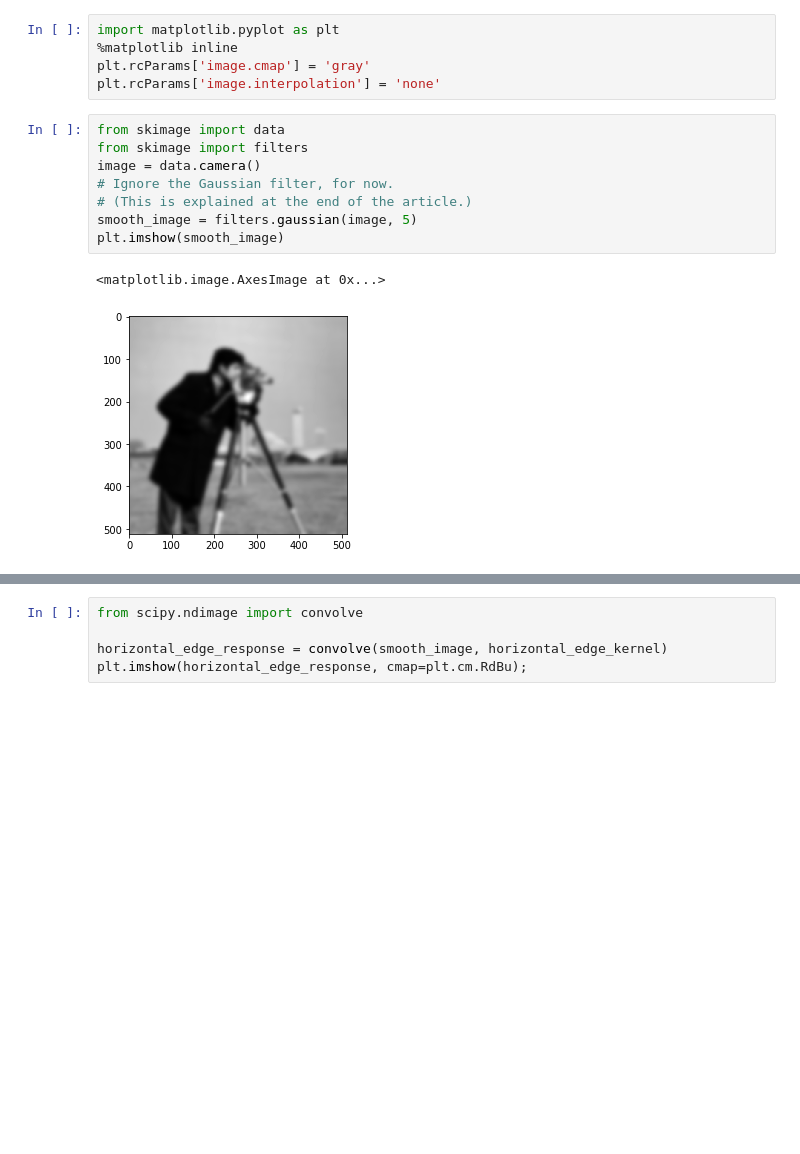
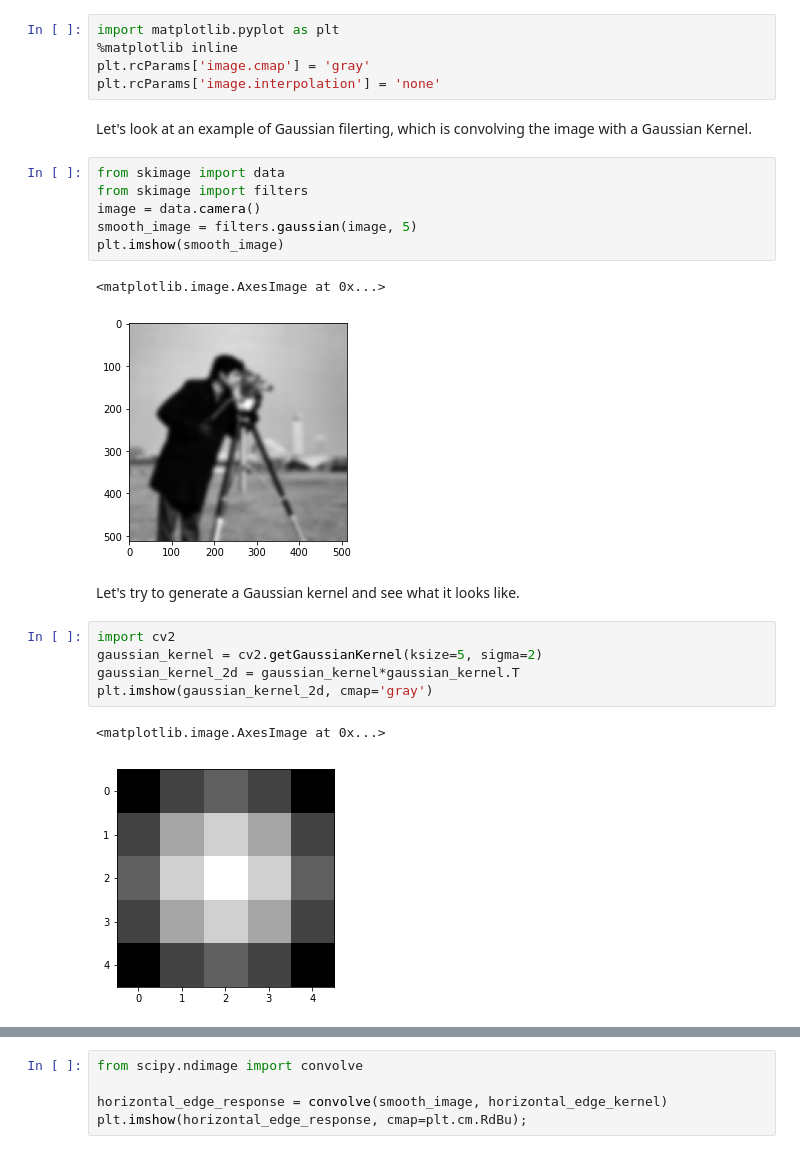
Before and after one commit to joe-of-all-trades/deep-learning-cv, a Jupyter notebook: week2/Convolution_Demo.ipynb, the cells around one changed output, grey strips where cells are left out. Drawn from its saved outputs; the diff is of its cells as text; blank space fills up the shorter version.

```diff
--- a/week2/Convolution_Demo.ipynb
+++ b/week2/Convolution_Demo.ipynb
@@ -11,17 +11,27 @@ import matplotlib.pyplot as plt
 %matplotlib inline
 plt.rcParams['image.cmap'] = 'gray'
 plt.rcParams['image.interpolation'] = 'none'
+# %% [markdown]
+Let's look at an example of Gaussian filerting, which is convolving the image with a Gaussian Kernel.
 # %%
 from skimage import data
 from skimage import filters
 image = data.camera()
-# Ignore the Gaussian filter, for now.
-# (This is explained at the end of the article.)
 smooth_image = filters.gaussian(image, 5)
 plt.imshow(smooth_image)
 # %% [output]
 <matplotlib.image.AxesImage at 0x...>
 [figure]
+# %% [markdown]
+Let's try to generate a Gaussian kernel and see what it looks like.
+# %%
+import cv2
+gaussian_kernel = cv2.getGaussianKernel(ksize=5, sigma=2)
+gaussian_kernel_2d = gaussian_kernel*gaussian_kernel.T
+plt.imshow(gaussian_kernel_2d, cmap='gray')
+# %% [output]
+<matplotlib.image.AxesImage at 0x...>
+[figure, added]
 # %%
 import numpy as np
 
```
Also changed, not shown: parts of 5 cells of this notebook.
